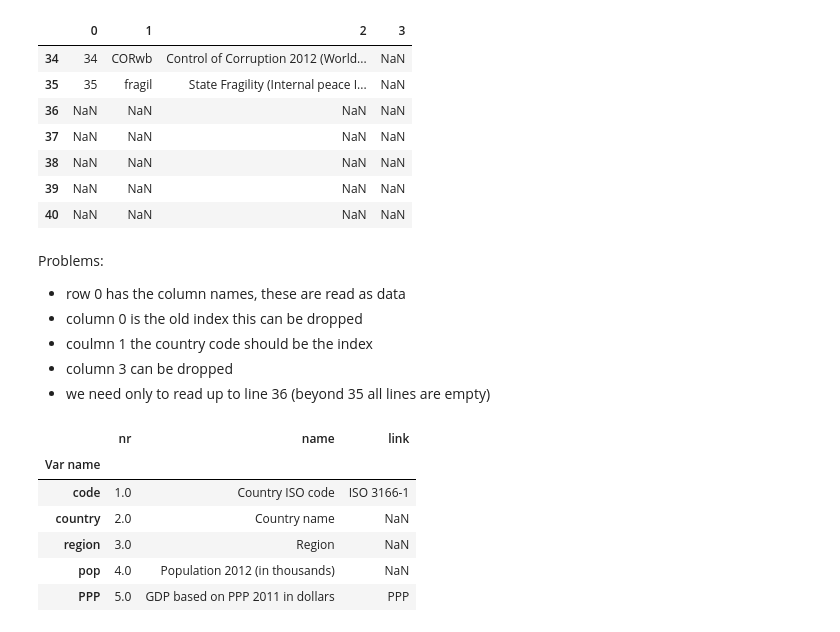
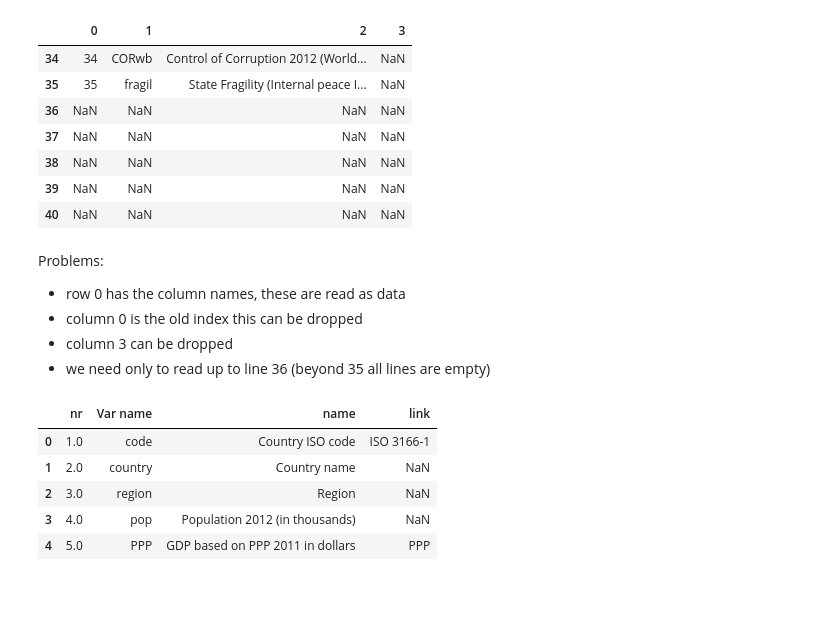
Before and after one commit to vilkoos/transformation_cookbook, a Jupyter notebook: cookbook/110_read_data_from_file.ipynb, the cells around one changed output. Drawn from its saved outputs; the diff is of its cells as text; code cells hidden in the pictures; blank space fills up the shorter version.

```diff
--- a/cookbook/110_read_data_from_file.ipynb
+++ b/cookbook/110_read_data_from_file.ipynb
@@ -159,22 +220,19 @@ codebook.tail(7)
 Problems:
 - row 0 has the column names, these are read as data
 - column 0 is the old index this can be dropped
-- coulmn 1 the country code should be the index
 - column 3 can be dropped
 - we need only to read up to line 36 (beyond 35 all lines are empty)
 # %%
 # -- add header=0 to indicate that the columnnanes are on the first row
-# -- add index=1 to indicate that the the second column should be used as the index
 # -- nrows=35 to read only the first 35 lines does nor work in read_html()
 # -- usecols=[1,2] does not work for read_html
-tables = pd.read_html('./dat/ctw_code_book.htm', header=0, index_col=1)
+tables = pd.read_html('./dat/ctw_code_book.htm', header=0)
 codebook = tables[0]
 codebook.head()
 # %% [output]
-|  | nr | name | link |
-| Var name |  |  |  |
-| code | 1.0 | Country ISO code | ISO 3166-1 |
-| country | 2.0 | Country name | NaN |
-| region | 3.0 | Region | NaN |
-| pop | 4.0 | Population 2012 (in thousands) | NaN |
-| PPP | 5.0 | GDP based on PPP 2011 in dollars | PPP |
+|  | nr | Var name | name | link |
+| 0 | 1.0 | code | Country ISO code | ISO 3166-1 |
+| 1 | 2.0 | country | Country name | NaN |
+| 2 | 3.0 | region | Region | NaN |
+| 3 | 4.0 | pop | Population 2012 (in thousands) | NaN |
+| 4 | 5.0 | PPP | GDP based on PPP 2011 in dollars | PPP |
```
Also changed, not shown: parts of 17 cells of this notebook, 10 other files.
